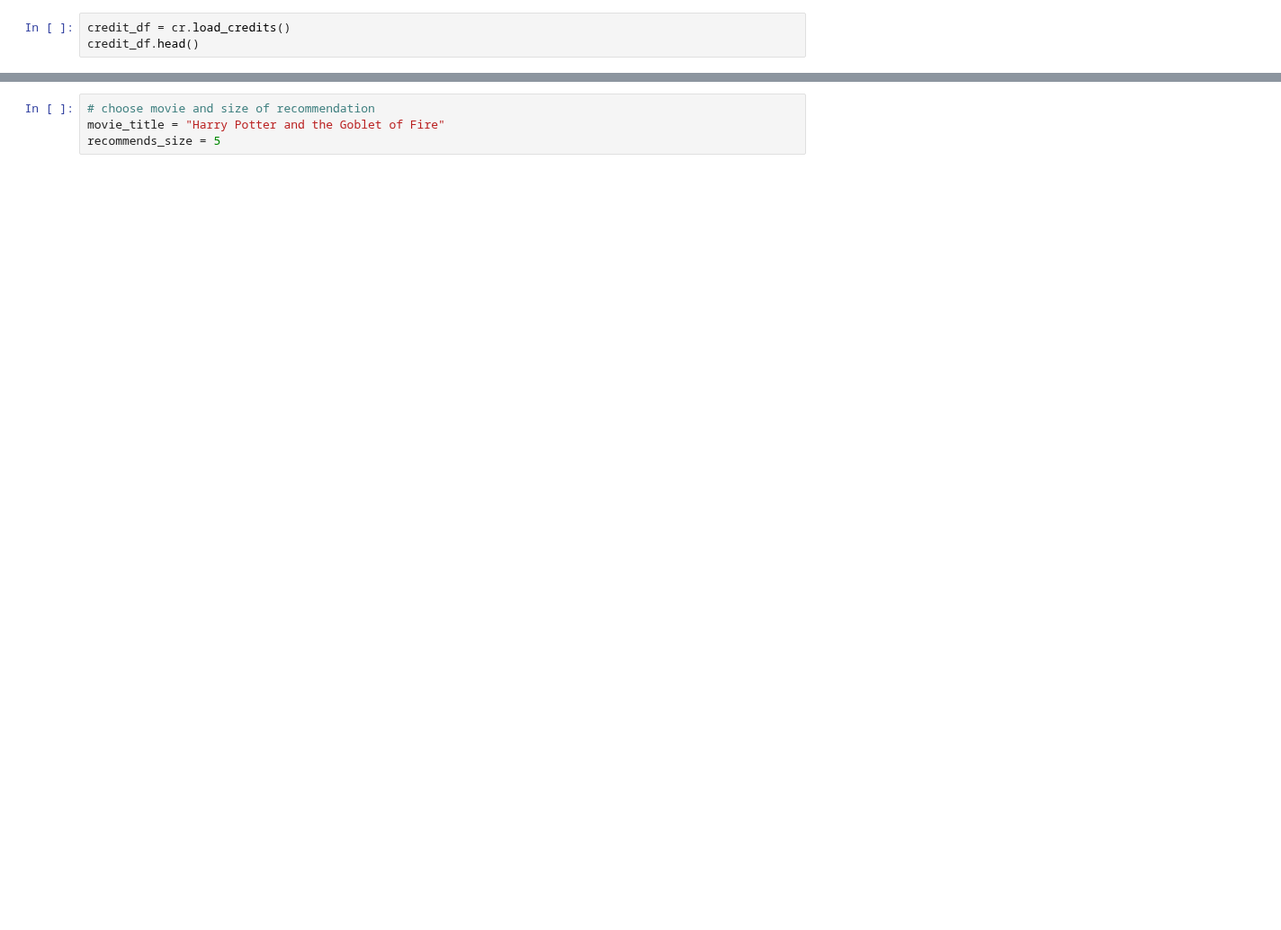
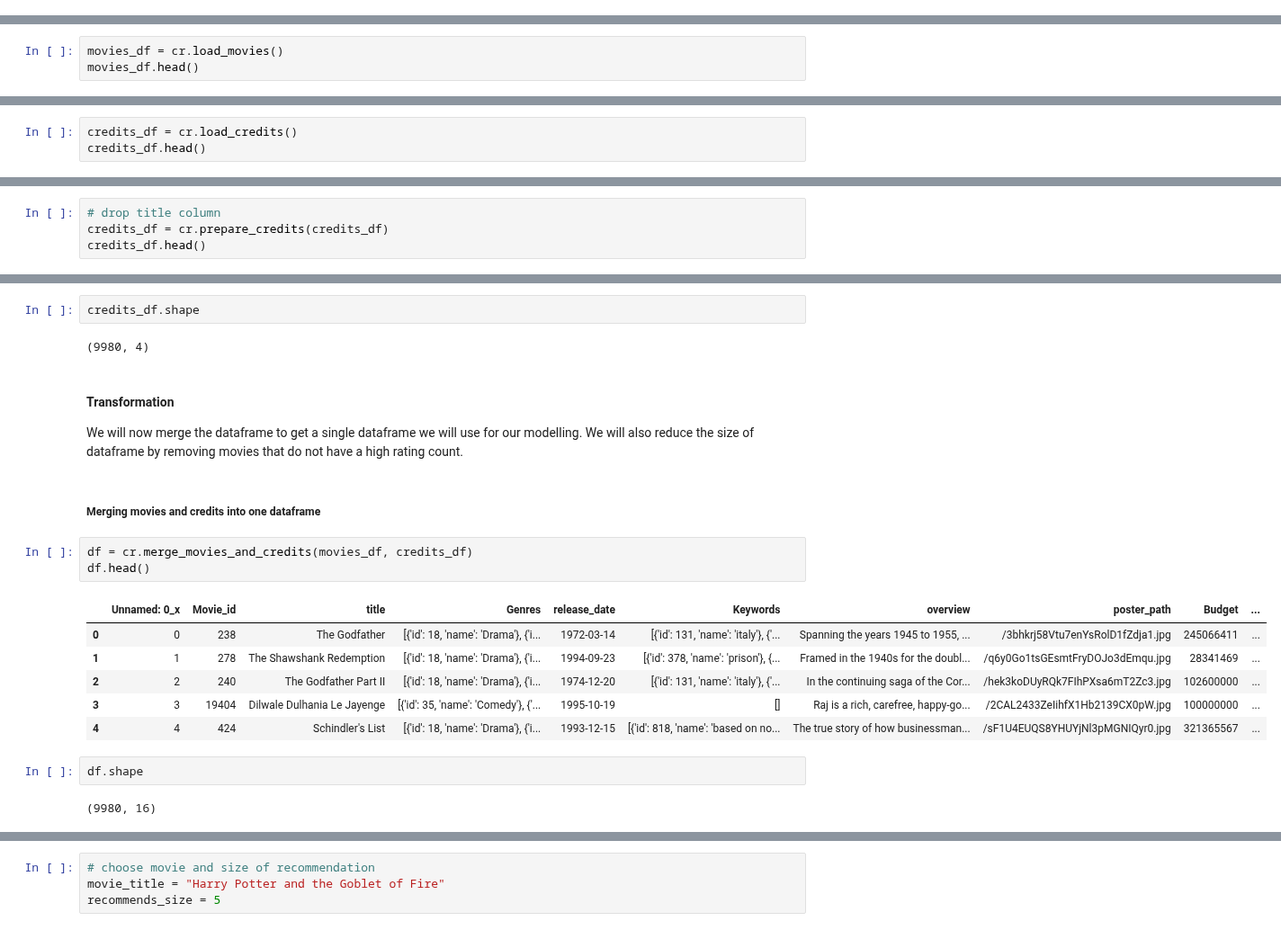
Before and after one commit to MieThorberg/MovieMatch, a Jupyter notebook: ContentRecommender.ipynb, the cells around one changed output, grey strips where cells are left out. Shown at 90% size. Saved outputs shown, nothing was run; the diff lists cells and outputs as text; blank space fills up the shorter version.

```diff
--- a/ContentRecommender.ipynb
+++ b/ContentRecommender.ipynb
@@ -24,3 +0,0 @@ movie_df.shape
-# %%
-credit_df = cr.load_credits()
-credit_df.head()
@@ -59,0 +10,3 @@ credit_df.shape
+# %%
+movies_df = cr.load_movies()
+movies_df.head()
@@ -59,0 +24,3 @@ credit_df.shape
+# %%
+credits_df = cr.load_credits()
+credits_df.head()
@@ -59,0 +41,4 @@ credit_df.shape
+# %%
+# drop title column
+credits_df = cr.prepare_credits(credits_df)
+credits_df.head()
@@ -59,0 +52,23 @@ credit_df.shape
+# %%
+credits_df.shape
+# %% [output]
+(9980, 4)
+# %% [markdown]
+#### Transformation
+We will now merge the dataframe to get a single dataframe we will use for our modelling. We will also reduce the size of dataframe by removing movies that do not have a high rating count.
+# %% [markdown]
+##### Merging movies and credits into one dataframe
+# %%
+df = cr.merge_movies_and_credits(movies_df, credits_df)
+df.head()
+# %% [output]
+|  | Unnamed: 0_x | Movie_id | title | Genres | release_date | Keywords | overview | poster_path | Budget | ... |
+| 0 | 0 | 238 | The Godfather | [{'id': 18, 'name': 'Drama'}, {'i... | 1972-03-14 | [{'id': 131, 'name': 'italy'}, {'... | Spanning the years 1945 to 1955, ... | /3bhkrj58Vtu7enYsRolD1fZdja1.jpg | 245066411 | ... |
+| 1 | 1 | 278 | The Shawshank Redemption | [{'id': 18, 'name': 'Drama'}, {'i... | 1994-09-23 | [{'id': 378, 'name': 'prison'}, {... | Framed in the 1940s for the doubl... | /q6y0Go1tsGEsmtFryDOJo3dEmqu.jpg | 28341469 | ... |
+| 2 | 2 | 240 | The Godfather Part II | [{'id': 18, 'name': 'Drama'}, {'i... | 1974-12-20 | [{'id': 131, 'name': 'italy'}, {'... | In the continuing saga of the Cor... | /hek3koDUyRQk7FIhPXsa6mT2Zc3.jpg | 102600000 | ... |
+| 3 | 3 | 19404 | Dilwale Dulhania Le Jayenge | [{'id': 35, 'name': 'Comedy'}, {'... | 1995-10-19 | [] | Raj is a rich, carefree, happy-go... | /2CAL2433ZeIihfX1Hb2139CX0pW.jpg | 100000000 | ... |
+| 4 | 4 | 424 | Schindler's List | [{'id': 18, 'name': 'Drama'}, {'i... | 1993-12-15 | [{'id': 818, 'name': 'based on no... | The true story of how businessman... | /sF1U4EUQS8YHUYjNl3pMGNIQyr0.jpg | 321365567 | ... |
+# %%
+df.shape
+# %% [output]
+(9980, 16)
```
Also changed, not shown: parts of 42 cells of this notebook, 11 other files.
